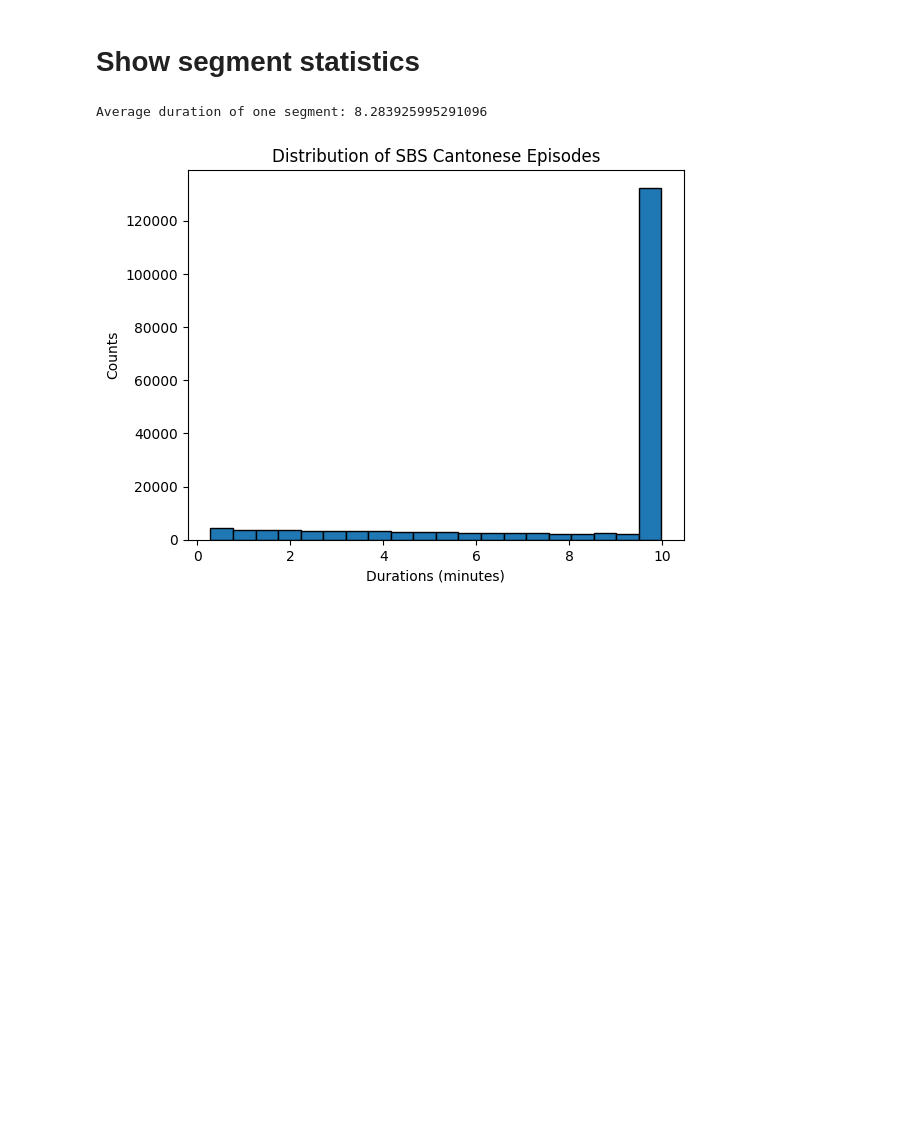
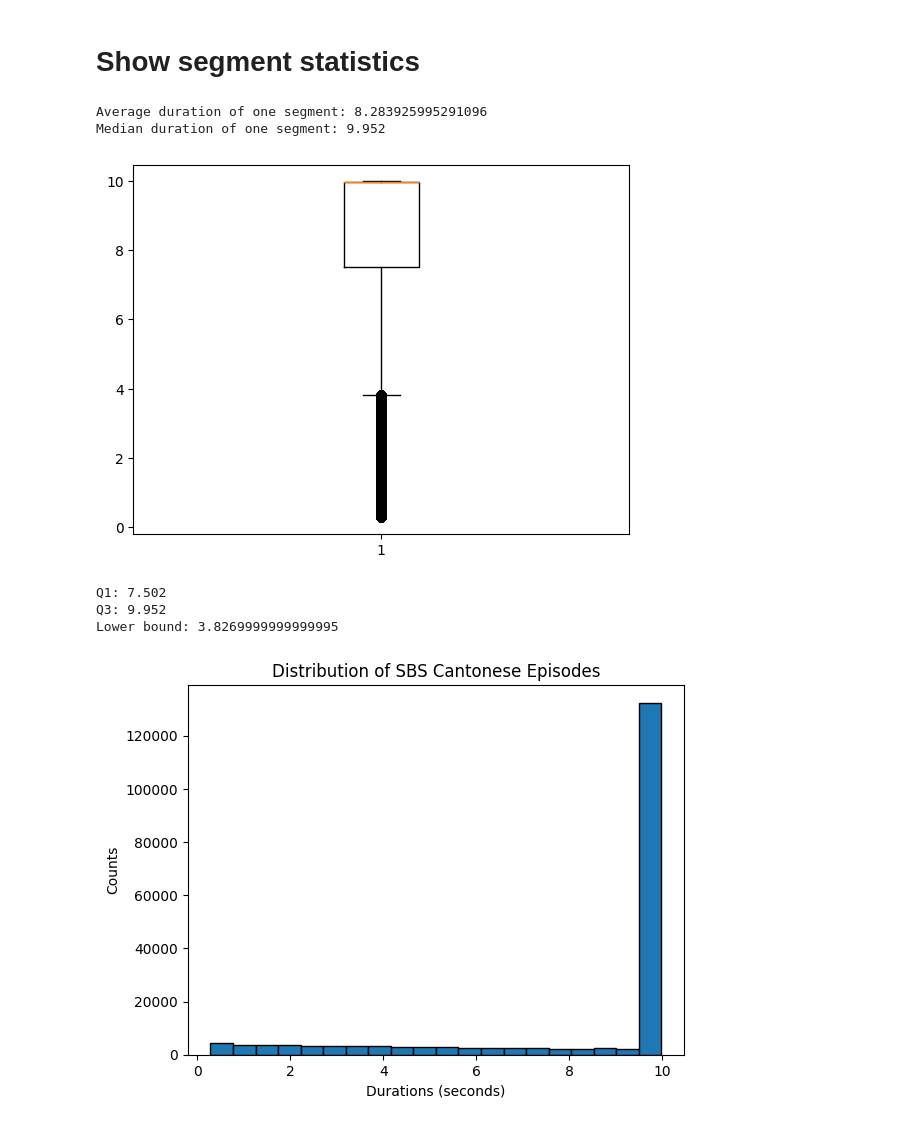
Before and after one commit to AlienKevin/sbs_cantonese, a Jupyter notebook: segment.ipynb, the cells around one changed output. Drawn from its saved outputs; the diff is of its cells as text; code cells hidden in the pictures; blank space fills up the shorter version.

Commit message:
Update segment IQR statistics

```diff
--- a/segment.ipynb
+++ b/segment.ipynb
@@ -137,24 +137,53 @@ thread_map(generate_timestamp, sorted(glob.glob("audio/*.mp3")))
 # %%
 import glob
 import json
 import matplotlib.pyplot as plt
+import statistics
 
 durations = []
 
 for file in sorted(glob.glob("timestamps/*.json")):
     with open(file) as json_file:
         timestamps = json.load(json_file)
         for timestamp in timestamps:
-            durations.append(timestamp["end"] - timestamp["start"])
+            durations.append((timestamp["end"] - timestamp["start"]) / SAMPLING_RATE)
 
-print(f"Average duration of one segment: {sum(durations) / len(durations) / SAMPLING_RATE}")
+print(f"Average duration of one segment: {statistics.mean(durations)}")
+print(f"Median duration of one segment: {statistics.median(durations)}")
+
+plt.boxplot(durations)
+plt.show()
+
+def lower_whisker(data):
+    # Calculate Q1 and Q3
+    quantiles = statistics.quantiles(data)
+    Q3 = quantiles[2]
+    Q1 = quantiles[0]
+
+    # Calculate IQR
+    IQR = Q3 - Q1
+
+    print(f"Q1: {Q1}")
+    print(f"Q3: {Q3}")
+
+    # Calculate the lower whisker
+    whisker = Q1 - 1.5 * IQR
+    return whisker
+
+lower_bound = lower_whisker(durations)
+print(f"Lower bound: {lower_bound}")
 
 # Plotting the distribution
-plt.hist([samples/SAMPLING_RATE for samples in durations], bins=20, edgecolor='black')
+plt.hist(durations, bins=20, edgecolor='black')
 plt.title('Distribution of SBS Cantonese Episodes')
-plt.xlabel('Durations (minutes)')
+plt.xlabel('Durations (seconds)')
 plt.ylabel('Counts')
 plt.show()
 # %% [output]
 Average duration of one segment: 8.283925995291096
+Median duration of one segment: 9.952
-[figure, old version]
+[figure, new version]
+Q1: 7.502
+Q3: 9.952
+Lower bound: 3.8269999999999995
+[figure, added]
```
